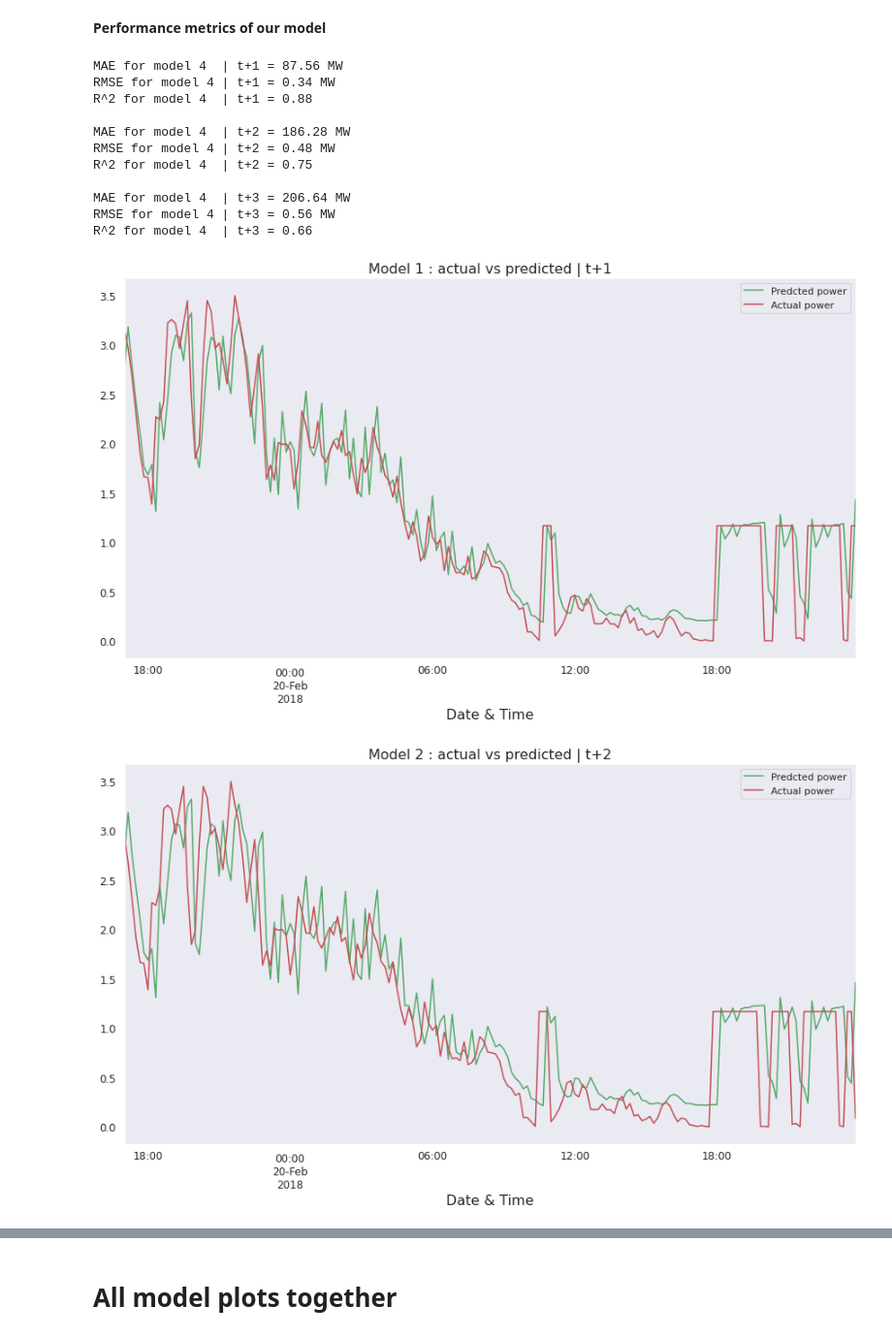
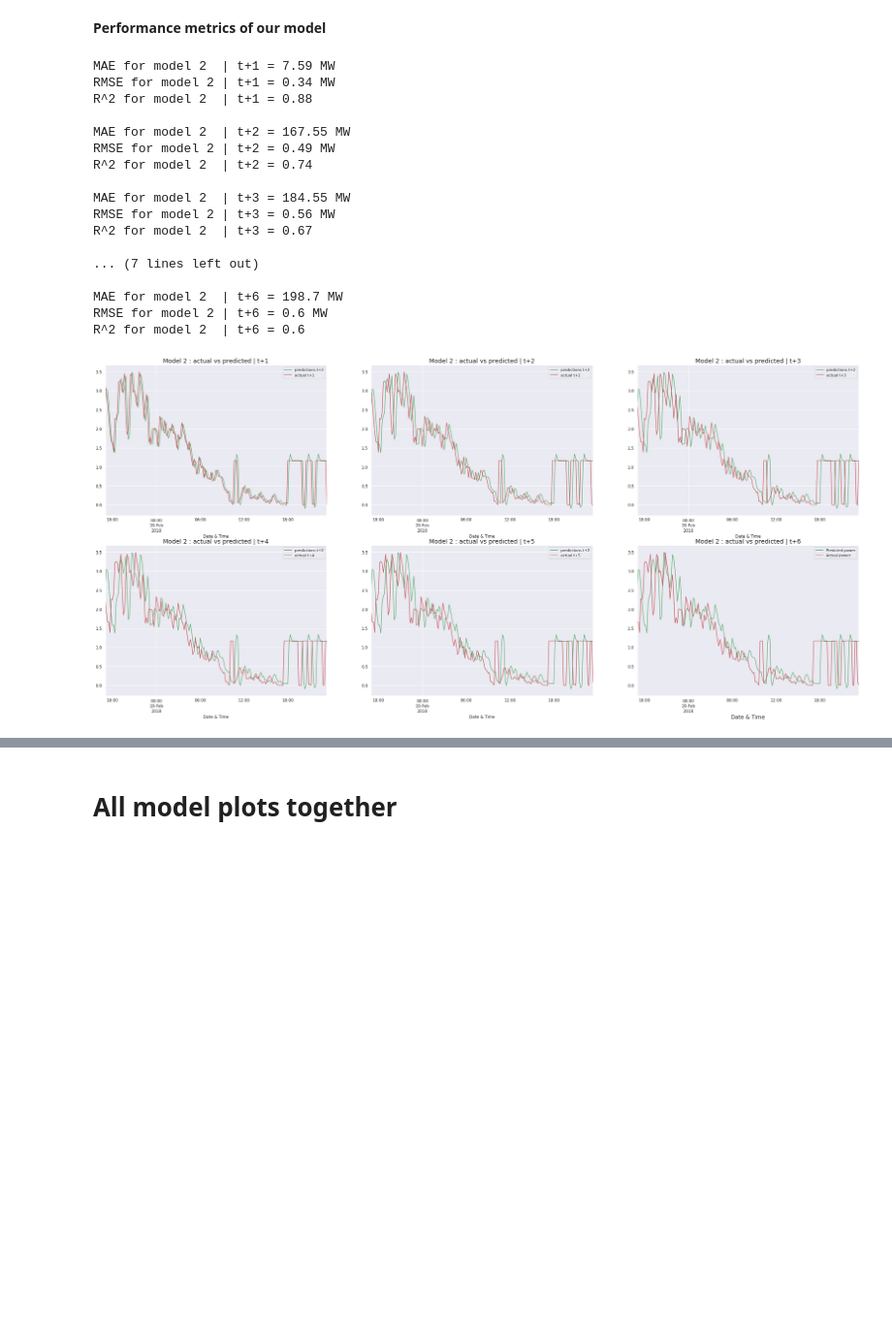
Before and after one commit to entc-17-fyp-20/WPF_Data_Visualization, a Jupyter notebook: All_models_for_short_term_power_forecasting(Multi_Step)_Kaggle_turkey_dataset.ipynb, the cells around one changed output, grey strips where cells are left out. Shown: that part at 97% size. Drawn from its saved outputs; the diff is of its cells as text; code cells hidden in the pictures; blank space fills up the shorter version.

Commit message:
Multistep - all models

```diff
--- a/All_models_for_short_term_power_forecasting(Multi_Step)_Kaggle_turkey_dataset.ipynb
+++ b/All_models_for_short_term_power_forecasting(Multi_Step)_Kaggle_turkey_dataset.ipynb
@@ -203,7 +203,7 @@ train,valid=df[:valid_start],df[valid_start:]
 # **Data preparation train and validation**
 # %%
 T = 12
-HORIZON = 3
+HORIZON = 6
 # %%
 scalar= MinMaxScaler()
 # %%
@@ -345,7 +345,7 @@ def NN_model(model_no): #Dilated CNN
         model.save(path)
 
     elif model_no==3:
-      win_length=6
+      win_length=T
       num_feature=1
       model=tf.keras.Sequential()
       model.add(tf.keras.layers.LSTM(64,input_shape=(win_length,num_feature),return_sequences=True))
@@ -386,6 +386,6 @@ def NN_model(model_no): #Dilated CNN
     else:
       print("No models inserted")
 # %%
-for i in range(4,5):
+for i in range(3,5):
   NN_model(i)
 # %% [output]
@@ -413,7 +431,7 @@ None
 # %% [markdown]
 **Load model**
 # %%
-model_no = 4
+model_no = 2
 
 if model_no==1:
   model=tf.keras.models.load_model('/content/drive/MyDrive/Colab Notebooks/Weights/Multistep/dilated_CNN_model.h5')
@@ -730,26 +748,47 @@ for i in range(1,HORIZON+1):
   print('R^2 for model '+str(model_no)+'  | t+'+str(i) +' = '+ str(round(r2_score(actual, pred),2)))
   print()
 # %% [output]
-MAE for model 4  | t+1 = 87.56 MW
-RMSE for model 4 | t+1 = 0.34 MW
-R^2 for model 4  | t+1 = 0.88
+MAE for model 2  | t+1 = 7.59 MW
+RMSE for model 2 | t+1 = 0.34 MW
+R^2 for model 2  | t+1 = 0.88
 
-MAE for model 4  | t+2 = 186.28 MW
-RMSE for model 4 | t+2 = 0.48 MW
-R^2 for model 4  | t+2 = 0.75
+MAE for model 2  | t+2 = 167.55 MW
+RMSE for model 2 | t+2 = 0.49 MW
+R^2 for model 2  | t+2 = 0.74
 
-MAE for model 4  | t+3 = 206.64 MW
-RMSE for model 4 | t+3 = 0.56 MW
-R^2 for model 4  | t+3 = 0.66
+MAE for model 2  | t+3 = 184.55 MW
+RMSE for model 2 | t+3 = 0.56 MW
+R^2 for model 2  | t+3 = 0.67
+
+... (7 lines left out)
+
+MAE for model 2  | t+6 = 198.7 MW
+RMSE for model 2 | t+6 = 0.6 MW
+R^2 for model 2  | t+6 = 0.6
 # %%
+fig, axes = plt.subplots(nrows=2, ncols=3)
+count=1
+
 for i in range(1,HORIZON+1):
-  eval_df.plot(x='Date & Time', y=['predictions t+'+str(i),'actual t+'+str(i)], style=['g','r'],fontsize=12, figsize=(15, 8))
-  plt.title("Model "+str(i)+" : actual vs predicted | t+"+str(i),fontsize=16)
-  plt.xlabel('Date & Time', fontsize=16)
-  plt.legend(["Predcted power", 'Actual power'])
-  plt.grid()
-  #plt.savefig("benchmark.png")
-  plt.show()
+  if count<=3:
+    eval_df.plot(x='Date & Time', y=['predictions t+'+str(model_no),'actual t+'+str(i)], style=['g','r'],fontsize=12, figsize=(40, 18),ax=axes[0,i-1])
+    axes[0, i-1].set_title("Model "+str(model_no)+" : actual vs predicted | t+"+str(i),fontsize=18)
+    # plt.suptitle("Model "+str(i)+" : actual vs predicted | t+"+str(i),fontsize=16)
+    plt.xlabel('Date & Time', fontsize=16)
+    plt.legend(["Predcted power", 'Actual power'])
+    plt.grid()
+
+  else:
+    eval_df.plot(x='Date & Time', y=['predictions t+'+str(model_no),'actual t+'+str(i)], style=['g','r'],fontsize=12, figsize=(40, 18),ax=axes[1,i-4])
+    axes[1, i-4].set_title("Model "+str(model_no)+" : actual vs predicted | t+"+str(i),fontsize=18)
+    # plt.suptitle("Model "+str(i)+" : actual vs predicted | t+"+str(i),fontsize=16)
+    plt.xlabel('Date & Time', fontsize=16)
+    plt.legend(["Predcted power", 'Actual power'])
+    plt.grid()
+
+  count+=1
+
+plt.savefig("results.png")
+plt.show()
 # %% [output]
-[figure, old version]
+[figure, new version]
-[figure, removed]
```
Also changed, not shown: parts of 14 cells of this notebook.
